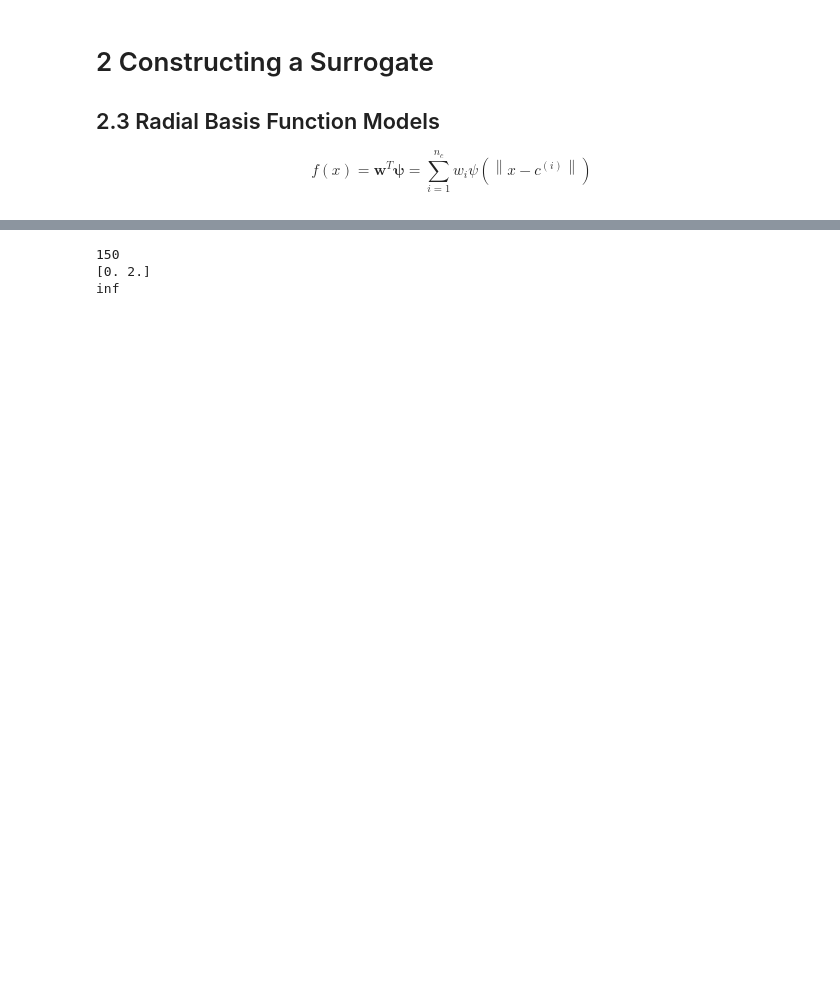
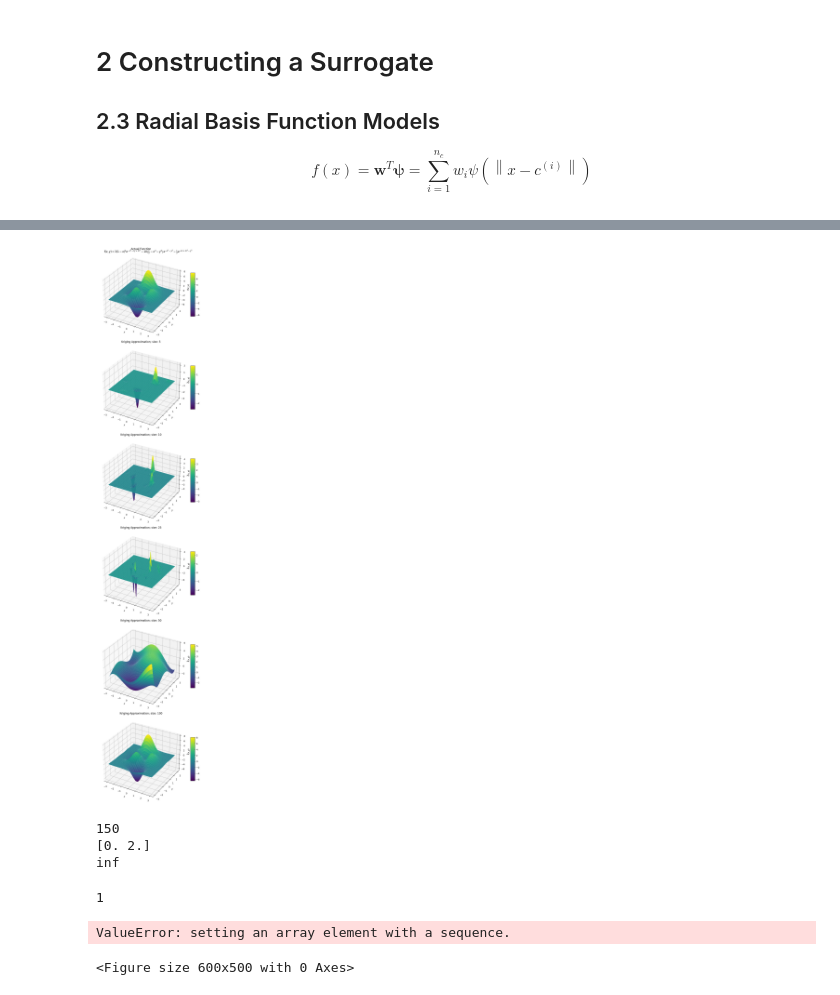
Before and after one commit to ijs32/rceu-2026, a Jupyter notebook: src/ian/surrogate-modeling/chapter-2/chapter_2.ipynb, the cells around one changed output, grey strips where cells are left out. Drawn from its saved outputs; the diff is of its cells as text; code cells hidden in the pictures; blank space fills up the shorter version.

```diff
--- a/src/ian/surrogate-modeling/chapter-2/chapter_2.ipynb
+++ b/src/ian/surrogate-modeling/chapter-2/chapter_2.ipynb
@@ -229,13 +234,14 @@ func_latex = (r'$f(x,y) = 3(1-x)^2 e^{-x^2-(y+1)^2} '
               r'- 10\left(\frac{x}{5} - x^3 - y^5\right) e^{-x^2-y^2} '
               r'- \frac{1}{3} e^{-(x+1)^2-y^2}$')
 
+Nside = 200
 # --- Evaluate both surfaces on a grid ---
-x = np.linspace(-3, 3, 200)
-y = np.linspace(-3, 3, 200)
+x = np.linspace(-3, 3, Nside)
+y = np.linspace(-3, 3, Nside)
 X, Y = np.meshgrid(x, y)
 matr = np.hstack((X.reshape((-1, 1)), Y.reshape((-1, 1))))
 
-Z_true = peaks(matr).reshape((200,200))
+Z_true = peaks(matr).reshape((Nside,Nside))
 
 # --- Plot side by side ---
 sample_sizes = [5,10,25,50,100]
@@ -246,37 +252,38 @@ fig = plt.figure(figsize=(8, 6*n_plots))
 ax = fig.add_subplot(n_plots, 1, 1, projection='3d')
 surf2 = ax.plot_surface(X, Y, Z_true, cmap='viridis', linewidth=0, antialiased=True)
 ax.set_title('Actual Function')
 ax.set_xlabel(r'$x$')
 ax.set_ylabel(r'$y$')
 ax.set_zlabel(r'$f(x,y)$')
 fig.colorbar(surf2, ax=ax, shrink=0.5, aspect=10)
 
-Nside = 200
 for i, size in enumerate(sample_sizes):
 
     # --- Fit the RBF surrogate ---
-    X = random_latin_hypercube(size, 2, [-3]*2, [3]*2)
-    X_sample = space_filling_latin_hypercube(X)
+    X_rlhc = random_latin_hypercube(size, 2, [-3]*2, [3]*2)
+    X_sample = space_filling_latin_hypercube(X_rlhc)
 
-    kriging = Kriging(X_sample, peaks)
+    kriging = Kriging(X_sample["X"], peaks)
     Z_krig = np.ones([Nside*Nside])
 
     for j in range(matr.shape[0]):
         Z_krig[j] = kriging.evaluate(matr[j,:])
 
     Z_krig = Z_krig.reshape((Nside, Nside))
 
     ax2 = fig.add_subplot(n_plots, 1, i+2, projection='3d')
     surf1 = ax2.plot_surface(X, Y, Z_krig, cmap='viridis', linewidth=0, antialiased=True)
     ax2.set_title(f'Kriging Approximation; size: {size}')
     ax2.set_xlabel(r'$x$')
     ax2.set_ylabel(r'$y$')
     ax2.set_zlabel(r'$\hat{f}(x,y)$')
     fig.colorbar(surf1, ax=ax2, shrink=0.5, aspect=10)
 
 fig.suptitle(func_latex, fontsize=12)
 plt.tight_layout()
 plt.show()
+# %% [output]
+[figure, added]
 # %%
 n = 100
 k = 2
@@ -290,3 +297,53 @@ aligned = align_subset(X_c, X_e)
 150
 [0. 2.]
 inf
+# %%
+import numpy as np
+
+from shared.cpcrr.methods.cokrigingfitter import CoKrigingFitter
+from shared.cpcrr.functions import onevar, onevarAD
+
+nlow = 11
+x_c = np.linspace(0, 1, nlow)
+y_c = onevar(x_c)
+
+nhigh = 4
+x_e = np.array([0,0.4,0.6,1])
+y_e = onevarAD(x_e)
+
+datax = np.concatenate([x_c, x_e])
+datay = np.concatenate([y_c, y_e])
+
+if len(datax.shape) == 1:
+    datax = datax.reshape(-1,1)
+
+print(datax.shape[1])
+
+CKF = CoKrigingFitter(
+    xmin=(0,0),
+    xmax=(1,1),
+    datax=datax,
+    datay=datay,
+    nlow=nlow
+)
+
+
+# CKF.plot_check_inputs(objective=onevar)
+
+
+CKF.fit(
+    # verbose=True,
+)
+
+
+print("Done.")
+print(f"µ {CKF.globmean} σ2 {CKF.globvar}")
+print(f"θ {CKF.theta}")
+print(f"result {CKF.result}")
+
+
+CKF.plot_check_model(objective=onevar, res=20)
+# %% [output]
+1
+ValueError: setting an array element with a sequence.
+<Figure size 600x500 with 0 Axes>
```
Also changed, not shown: parts of 2 cells of this notebook, 21 other files.
